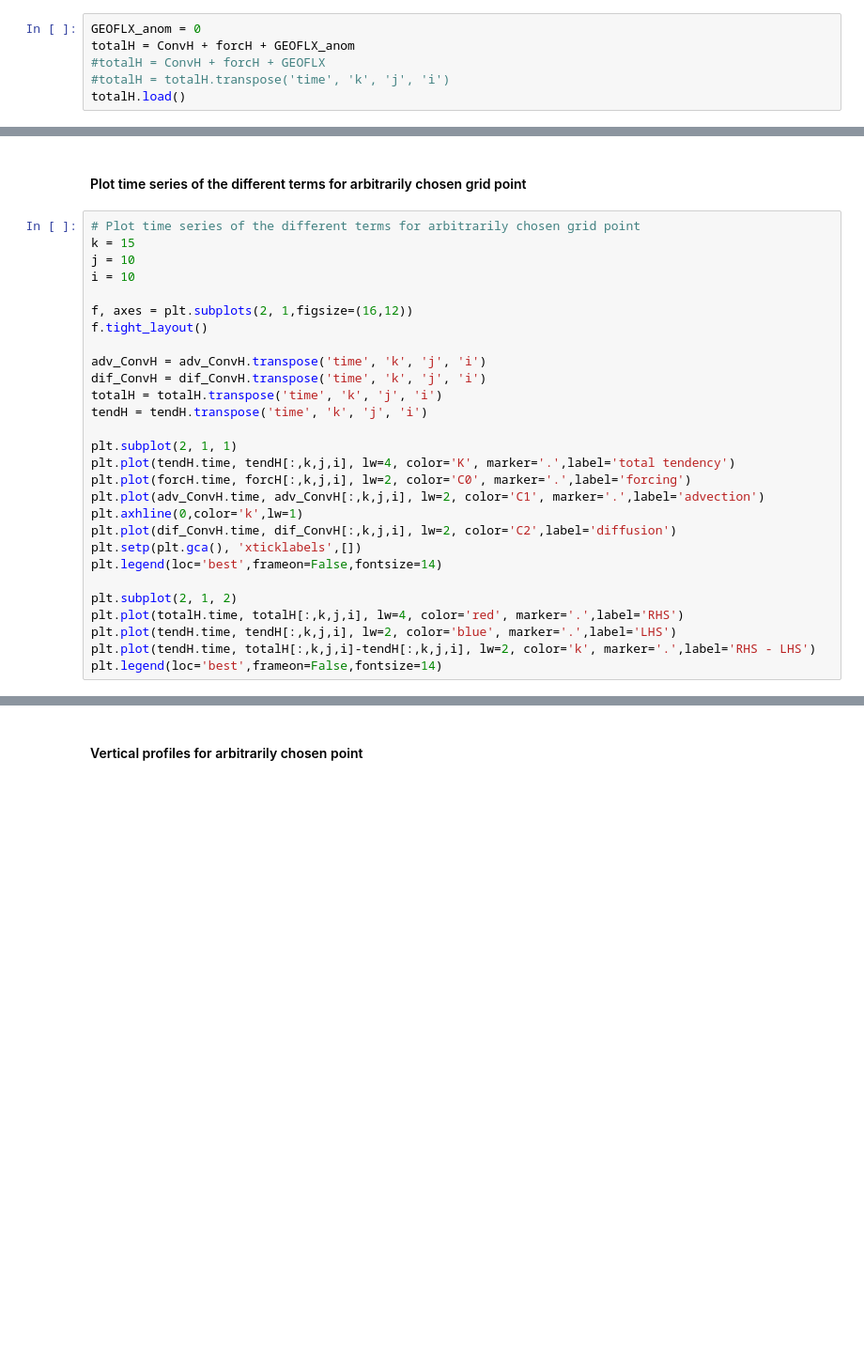
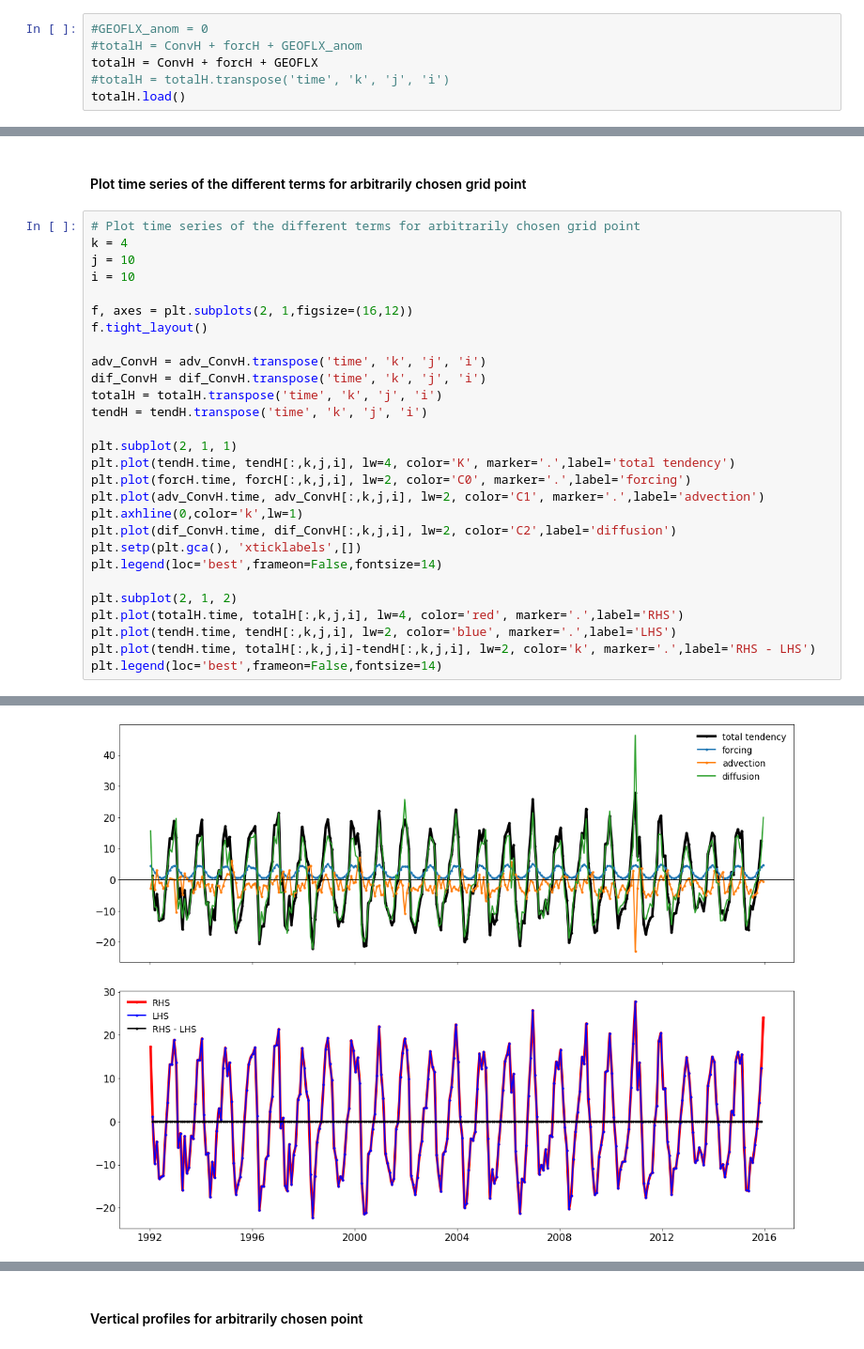
Before and after one commit to cpatrizio88/pangeo_ECCO, a Jupyter notebook: test_ecco_heatbudget.ipynb, the cells around one changed output, grey strips where cells are left out. Shown at 94% size. Saved outputs shown, nothing was run; the diff lists cells and outputs as text; blank space fills up the shorter version.

```diff
--- a/test_ecco_heatbudget.ipynb
+++ b/test_ecco_heatbudget.ipynb
@@ -535,8 +538,8 @@ ConvH.load()
 # %% [markdown]
 ### Sum of Convergence and Forcing
 # %%
-GEOFLX_anom = 0
-totalH = ConvH + forcH + GEOFLX_anom
-#totalH = ConvH + forcH + GEOFLX
+#GEOFLX_anom = 0
+#totalH = ConvH + forcH + GEOFLX_anom
+totalH = ConvH + forcH + GEOFLX
 #totalH = totalH.transpose('time', 'k', 'j', 'i')
 totalH.load()
@@ -561,7 +624,7 @@ error_sum.load()
 ####  Plot time series of the different terms for arbitrarily chosen grid point
 # %%
 # Plot time series of the different terms for arbitrarily chosen grid point
-k = 15
+k = 4
 j = 10
 i = 10
 
@@ -587,3 +650,4 @@ plt.plot(totalH.time, totalH[:,k,j,i], lw=4, color='red', marker='.',label='RHS'
 plt.plot(tendH.time, tendH[:,k,j,i], lw=2, color='blue', marker='.',label='LHS')
 plt.plot(tendH.time, totalH[:,k,j,i]-tendH[:,k,j,i], lw=2, color='k', marker='.',label='RHS - LHS')
 plt.legend(loc='best',frameon=False,fontsize=14)
+# %% [output]
@@ -590,3 +655,4 @@ plt.legend(loc='best',frameon=False,fontsize=14)
+[figure, added]
 # %%
 error_std = (totalH[:,k,j,i]-tendH[:,k,j,i]).std()
 LHS_std = tendH[:,k,j,i].std()
```
Also changed, not shown: parts of 24 cells of this notebook, 1 other file.
